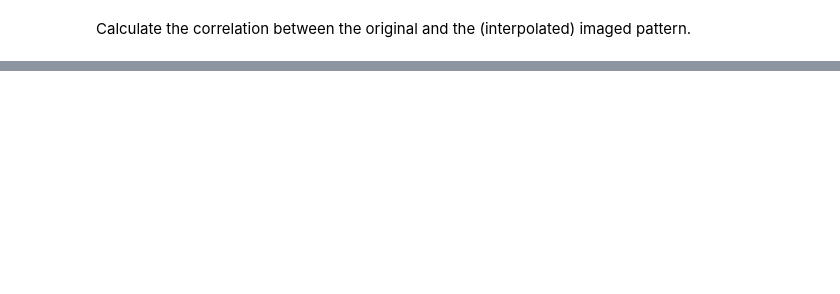
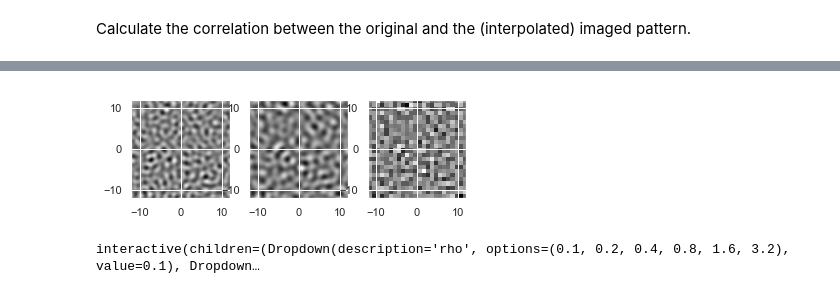
Before and after one commit to dchaimow/columnsfmri, a Jupyter notebook: columnsfmri.ipynb, the cells around one changed output, grey strips where cells are left out. Saved outputs shown, nothing was run; the diff lists cells and outputs as text; code cells hidden in the pictures; blank space fills up the shorter version.

Commit message:
some interactive plotting

```diff
--- a/columnsfmri.ipynb
+++ b/columnsfmri.ipynb
@@ -70,0 +85,4 @@ s.patternCorrelation(columnPattern,mriPattern)
+# %%
+s.plotColumnsBoldMRI(columnPattern,boldPattern,mriPattern)
+# %% [output]
+[figure, added]
@@ -70,0 +105,7 @@ s.patternCorrelation(columnPattern,mriPattern)
+# %%
+interact(f,rho=[0.1,0.2,0.4,0.8,1.6,3.2],
+      deltaRelative=[0.01, 0.25, 0.5, 0.75, 1],
+      fwhm=[0.01, 0.5, 1, 1.5, 2,2.5, 3, 3.5],
+      w=[0.25,0.5,1,1.5,2,3]);
+# %% [output]
+interactive(children=(Dropdown(description='rho', options=(0.1, 0.2, 0.4, 0.8, 1.6, 3.2), value=0.1), Dropdown…
```
Also changed, not shown: parts of 8 cells of this notebook, 1 other file.
